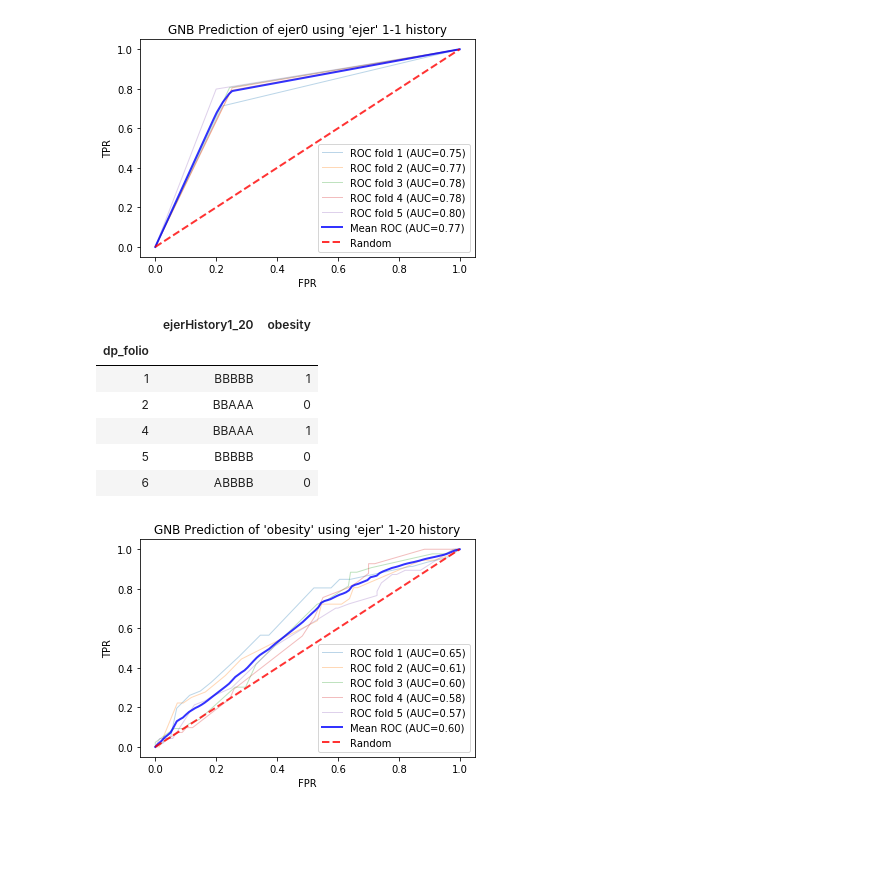
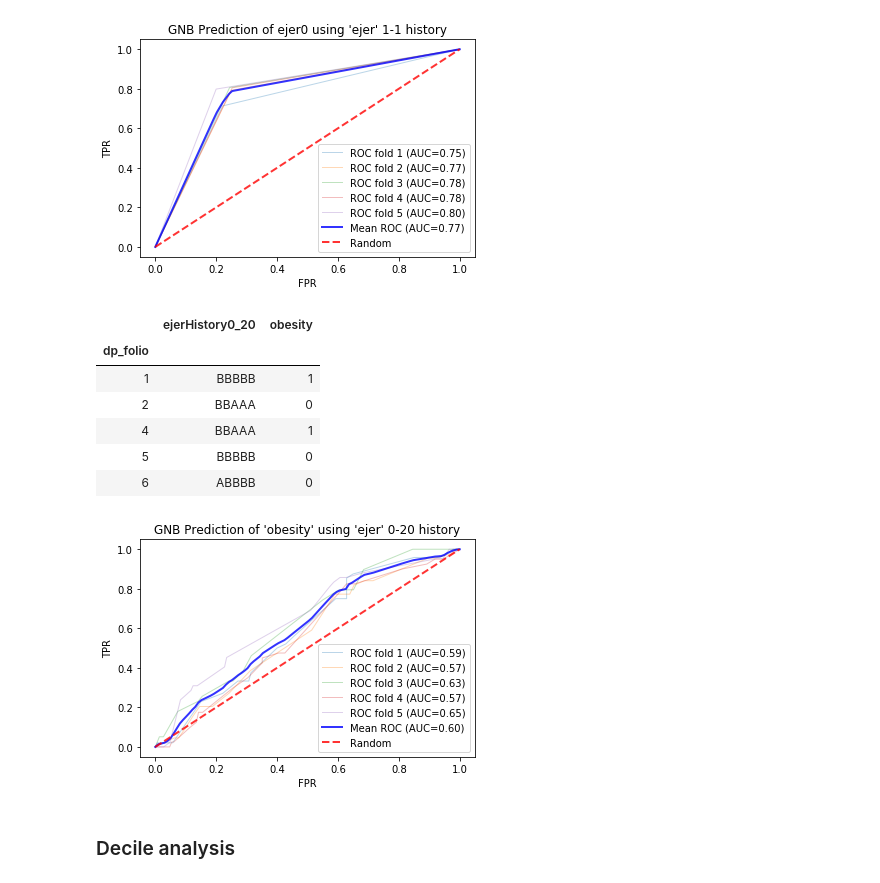
Before and after one commit to vicalbiter/histories, a Jupyter notebook: Histories + Classification.ipynb, the cells around one changed output. Drawn from its saved outputs; the diff is of its cells as text; code cells hidden in the pictures; blank space fills up the shorter version.

Commit message:
Add functions for decile analysis

```diff
--- a/Histories + Classification.ipynb
+++ b/Histories + Classification.ipynb
@@ -379,12 +379,15 @@ def getScore(feature, category, classFeature, classCategory, data):
     nx = getNX(feature, category, data)
     nc = getNX(classFeature, classCategory, data)
     ncx = getNCX(feature, category, classFeature, classCategory, data)
-    pxc = ncx / float(nc)
-    pxnc = (nx - ncx) / float(n - nc)
-    if pxc != 0 and pxnc != 0:
-        score = math.log(pxc/pxnc)
-    else:
-        score = 0
+#     pxc = ncx / float(nc)
+    pxc = (ncx + 1) / float(nc)
+#     pxnc = (nx - ncx) / float(n - nc)
+    pxnc = (nx - ncx + 1) / float(n - nc + 2)
+#     if pxc != 0 and pxnc != 0:
+#         score = math.log(pxc/pxnc)
+#     else:
+#         score = 0
+    score = math.log(pxc/pxnc)
     #return {'feat': feature, 'cat': category, 'class': classFeature, 'classcat': classCategory, 'score': score, 'nx': nx, 'ncx': ncx, 'nc': nc}
     return score
 
@@ -1232,17 +1251,17 @@ run_cv_gnb(inputdf, qf, "ejer0BC", 1, 5, "GNB Prediction of ejer0 using 'ejer' 1
 [figure]
 # %%
 cdata = ndata[["ejer0B", "ejer1B", "ejer5B", "ejer10B", "ejer20B", "obesity"]]
-cdata = groupListOfVariables(["ejer0B", "ejer1B", "ejer5B", "ejer10B", "ejer20B"], "ejerHistory1_20", cdata)
+cdata = groupListOfVariables(["ejer0B", "ejer1B", "ejer5B", "ejer10B", "ejer20B"], "ejerHistory0_20", cdata)
 cdata = cdata[(cdata.ejer0B != "N") & (cdata.ejer1B != "N") & (cdata.ejer5B != "N") & (cdata.ejer10B != "N") & (cdata.ejer20B != "N")]
 histories = np.array(stringGenerator("", ["A", "B"], 5)).flatten()
 # %%
-qf = "ejerHistory1_20"
+qf = "ejerHistory0_20"
 inputdf = pd.DataFrame()
 inputdf[qf] = cdata[qf]
 inputdf["obesity"] = cdata["obesity"]
 inputdf.head()
 # %% [output]
-|  | ejerHistory1_20 | obesity |
+|  | ejerHistory0_20 | obesity |
 | dp_folio |  |  |
 | 1 | BBBBB | 1 |
 | 2 | BBAAA | 0 |
@@ -1250,6 +1269,8 @@ inputdf.head()
 | 5 | BBBBB | 0 |
 | 6 | ABBBB | 0 |
 # %%
-run_cv_gnb(inputdf, qf, "obesity", 1, 5, "GNB Prediction of 'obesity' using 'ejer' 1-20 history")
+run_cv_gnb(inputdf, qf, "obesity", 1, 5, "GNB Prediction of 'obesity' using 'ejer' 0-20 history")
 # %% [output]
-[figure, old version]
+[figure, new version]
+# %% [markdown]
+### Decile analysis
```
Also changed, not shown: parts of 20 cells of this notebook, 2 other files.
